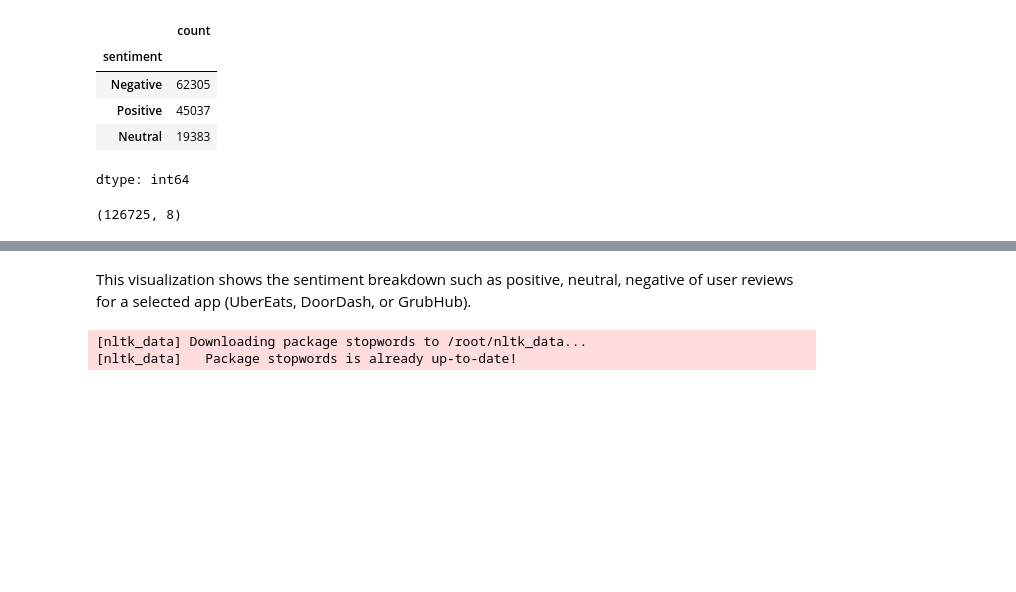
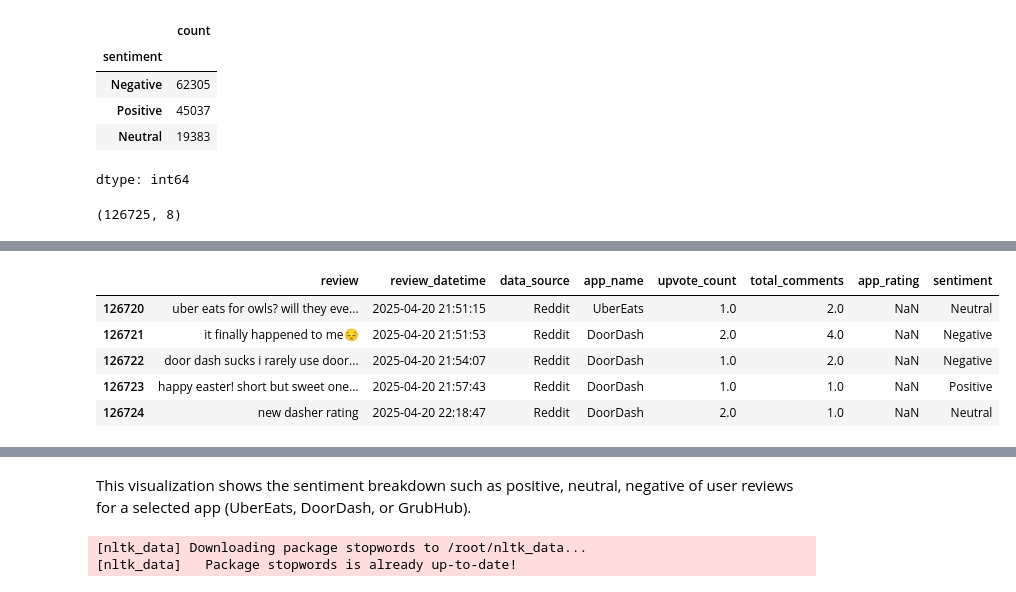
Before and after one commit to chirag1902/Multi-Platform-Review-Analysis-for-Food-Delivery-Apps, a Jupyter notebook: notebooks/Sentiment_Analysis.ipynb, the cells around one changed output, grey strips where cells are left out. Drawn from its saved outputs; the diff is of its cells as text; code cells hidden in the pictures; blank space fills up the shorter version.

```diff
--- a/notebooks/Sentiment_Analysis.ipynb
+++ b/notebooks/Sentiment_Analysis.ipynb
@@ -196,3 +153,12 @@ def plot_sentiment_distribution(selected_app):
+# %%
+df_combined.tail()
+# %% [output]
+|  | review | review_datetime | data_source | app_name | upvote_count | total_comments | app_rating | sentiment |
+| 126720 | uber eats for owls? will they eve... | 2025-04-20 21:51:15 | Reddit | UberEats | 1.0 | 2.0 | NaN | Neutral |
+| 126721 | it finally happened to me😔 | 2025-04-20 21:51:53 | Reddit | DoorDash | 2.0 | 4.0 | NaN | Negative |
+| 126722 | door dash sucks i rarely use door... | 2025-04-20 21:54:07 | Reddit | DoorDash | 1.0 | 2.0 | NaN | Negative |
+| 126723 | happy easter! short but sweet one... | 2025-04-20 21:57:43 | Reddit | DoorDash | 1.0 | 1.0 | NaN | Positive |
+| 126724 | new dasher rating | 2025-04-20 22:18:47 | Reddit | DoorDash | 2.0 | 1.0 | NaN | Neutral |
 # %%
 # -----------------------------------------
 # DATA CLEANING
```
Also changed, not shown: parts of 12 cells of this notebook, 3 other files.
